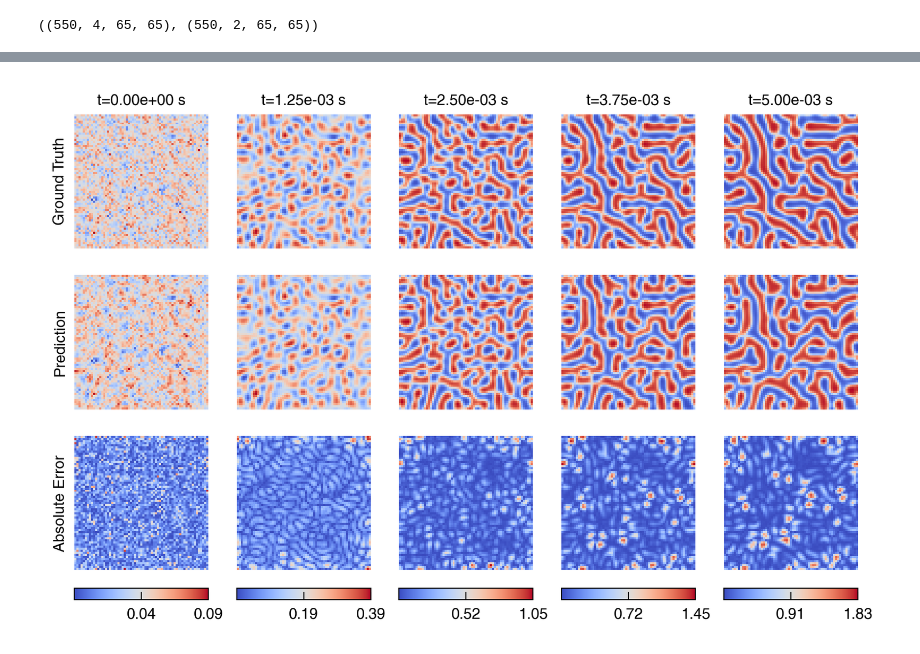
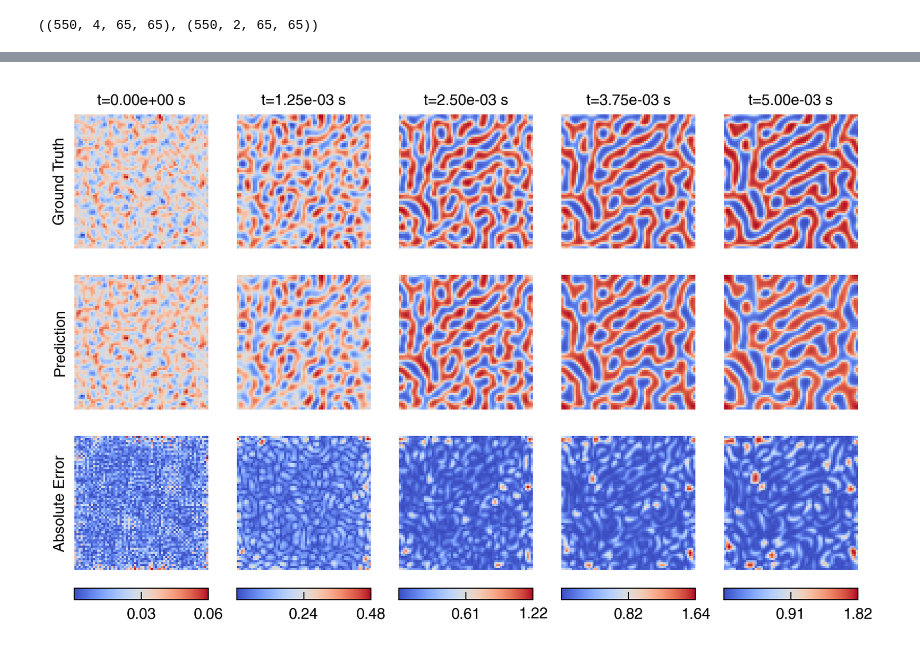
Before and after one commit to NanxiiChen/PF-PINO, a Jupyter notebook: spinodal_decomp/eval.ipynb, the cells around one changed output, grey strips where cells are left out. Cells and saved outputs as stored; diff of their text form; code cells hidden in the pictures.

```diff
--- a/spinodal_decomp/eval.ipynb
+++ b/spinodal_decomp/eval.ipynb
@@ -180,7 +183,7 @@ u_preds = jax.vmap(auto_reg_fn)(u0)
 idxs = [0, 25, 50, 75, 100]
 meshesx = meshes[0]
 meshesy = meshes[1]
-example_th = 0
+example_th = 1
 component = 0
 fig, axes = plt.subplots(3, len(idxs), figsize=(1.3 * len(idxs), 3.8),)
 for i, idx in enumerate(idxs):
@@ -199,34 +202,34 @@ for i, idx in enumerate(idxs):
     ax.pcolormesh(meshesx, meshesy, u_preds[example_th, idx, component, :, :], shading='auto', cmap='coolwarm')
     if i == 0:
         ax.text(-0.05, 0.5, "Prediction", ha="right", va="center", transform=ax.transAxes, rotation=90)
     ax.set_axis_off()
     ax.set_aspect('equal')
 
     ax = axes[2, i]
     diff = jnp.abs(y_test[example_th, idx, component, :, :] - u_preds[example_th, idx, component, :, :])
     # diff_ax = ax.contourf(meshesx, meshesy, diff, levels=20, cmap='coolwarm')
     diff_ax = ax.pcolormesh(meshesx, meshesy, diff, shading='auto', cmap='coolwarm')
     if i == 0:
         ax.text(-0.05, 0.5, "Absolute Error", ha="right", va="center", transform=ax.transAxes, rotation=90)
     ax.set_axis_off()
     ax.set_aspect('equal')
     ax_bar = fig.add_axes([ax.get_position().x0,
                            ax.get_position().y0 - 0.05,
                            ax.get_position().width,
                            0.02])
 
     # L2 = jnp.linalg.norm(y_test[example_th, idx, component, :, :] - u_preds[example_th, idx, component, :, :]) / jnp.linalg.norm(y_test[example_th, idx, component, :, :])
     # # format as latex string wish scientific notation (\times 10^)
     # L2_magnitude = jnp.floor(jnp.log10(L2))
     # L2_coefficient = L2 / (10 ** L2_magnitude)
     # L2_text = r"$L_2=" + f"{L2_coefficient:.2f}" + r"\times 10^{" + f"{int(L2_magnitude)}" + "}$"
     # ax.text(0.01, 0.99, L2_text, ha="left", va="top", transform=ax.transAxes, fontsize=5, color='white')
 
     # fewer ticks on colorbar with 2 precision
     fig.colorbar(diff_ax, cax=ax_bar, orientation='horizontal',
                  format='%.2f', ticks=jnp.linspace(0, jnp.max(diff), num=3))
 # %% [output]
-[figure, old version]
+[figure, new version]
 # %%
 l2 = jnp.linalg.norm(y_test - u_preds) / jnp.linalg.norm(y_test)
 l2
```
Also changed, not shown: parts of 6 cells of this notebook, 3 other files.
